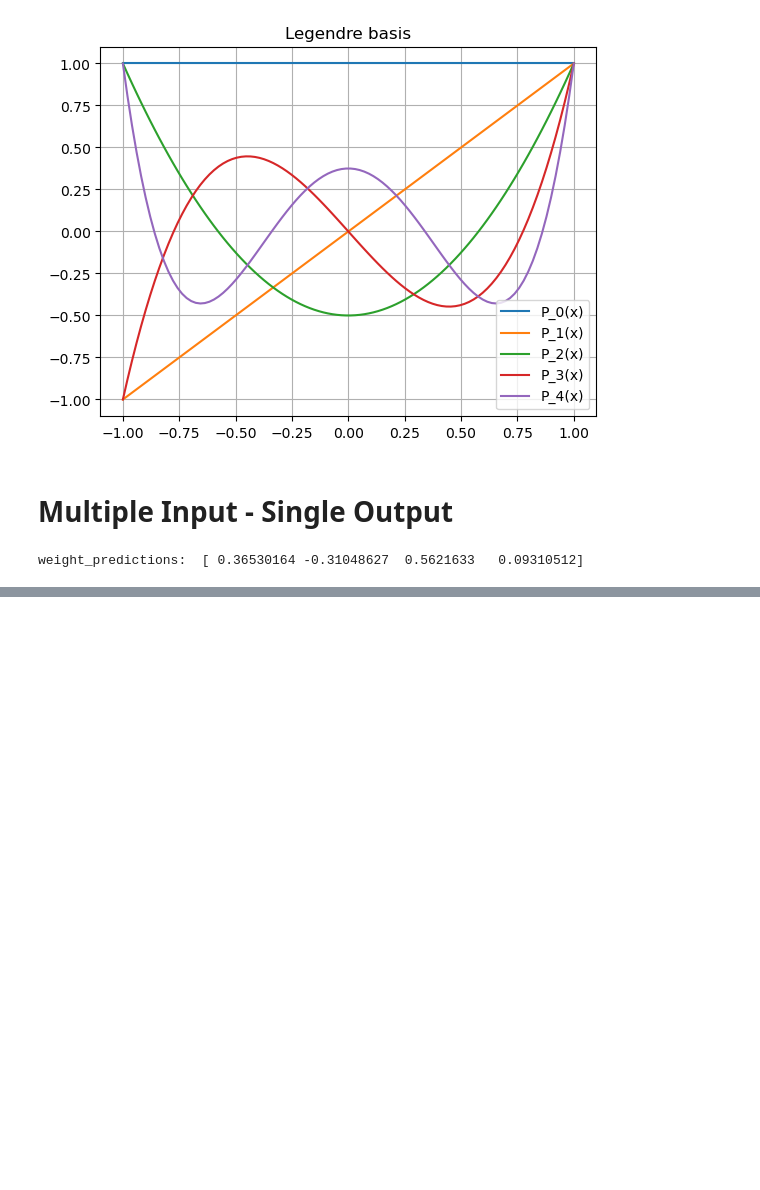
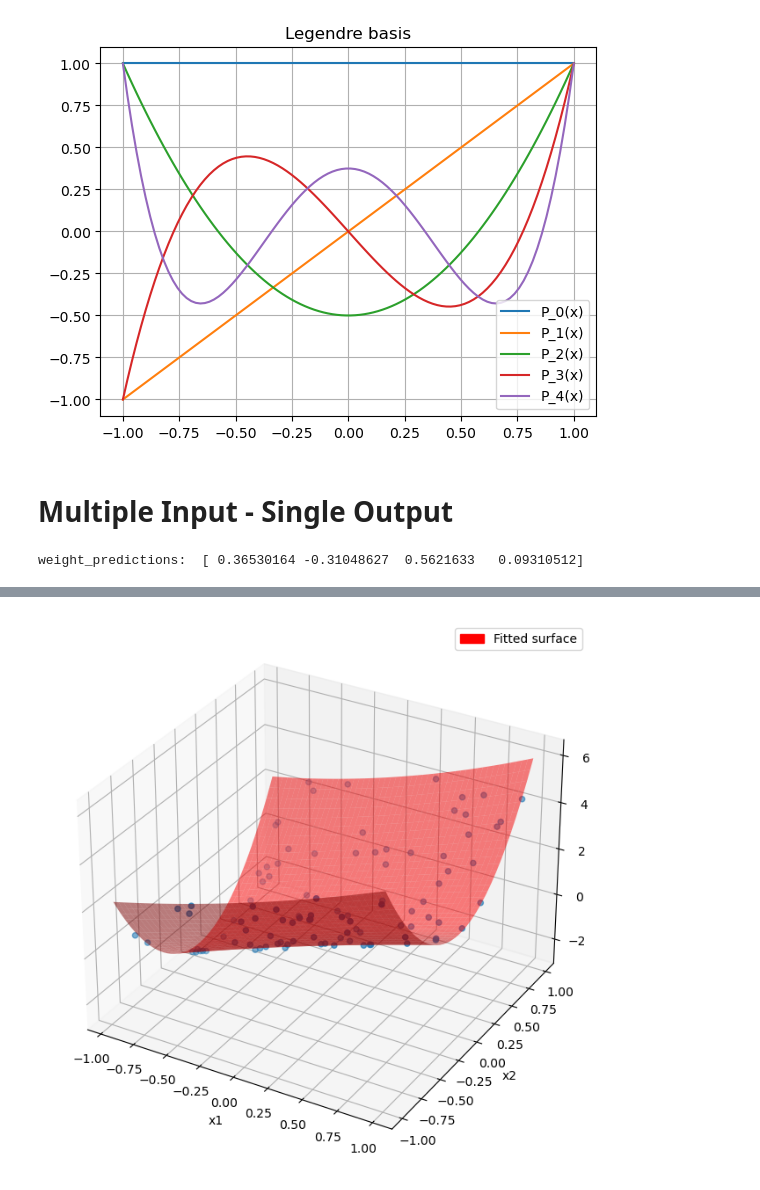
Before and after one commit to fsaudm/Recursive-Estimation-of-Polynomial-Approximation-Kaczmarz-Algorithm, a Jupyter notebook: Multi Input Legendre - Kaczmarz Coeff Estimation.ipynb, the cells around one changed output, grey strips where cells are left out. Saved outputs shown, nothing was run; the diff lists cells and outputs as text; code cells hidden in the pictures; blank space fills up the shorter version.

Commit message:
Multi Input Working as it should - Implemented interactions

```diff
--- a/Multi Input Legendre - Kaczmarz Coeff Estimation.ipynb
+++ b/Multi Input Legendre - Kaczmarz Coeff Estimation.ipynb
@@ -281,0 +436,39 @@ plt.show()
+# %%
+################################################################################################
+####    Plots and graphs
+################################################################################################
+
+from mpl_toolkits.mplot3d import Axes3D
+import matplotlib.patches as mpatches
+
+# Create a 3D plot
+fig = plt.figure(figsize=(12, 8))
+ax = fig.add_subplot(111, projection='3d')
+
+# Scatter plot of the original data points
+ax.scatter(x1, x2, target_values, label='Data points')
+
+# Generate a grid over the input space to plot the surface
+x1_range = np.linspace(x1.min(), x1.max(), num=50)
+x2_range = np.linspace(x2.min(), x2.max(), num=50)
+x1_grid, x2_grid = np.meshgrid(x1_range, x2_range)
+
+# Generate y_hat over the grid
+X_grid = np.vstack([x1_grid.flatten(), x2_grid.flatten()]).T
+y_hat_grid = generate_multi_legendre_design_matrix(X_grid, polynomial_degree) @ weights.T
+y_hat_grid = y_hat_grid.reshape(x1_grid.shape)
+
+# Plot the fitted surface
+surf = ax.plot_surface(x1_grid, x2_grid, y_hat_grid, color='red', alpha=0.5)
+
+# Create a patch for the surface and add it to the legend
+red_patch = mpatches.Patch(color='red', label='Fitted surface')
+ax.legend(handles=[red_patch])
+
+ax.set_xlabel('x1')
+ax.set_ylabel('x2')
+ax.set_zlabel('y')
+
+plt.show()
+# %% [output]
+[figure, added]
```
Also changed, not shown: parts of 9 cells of this notebook.
